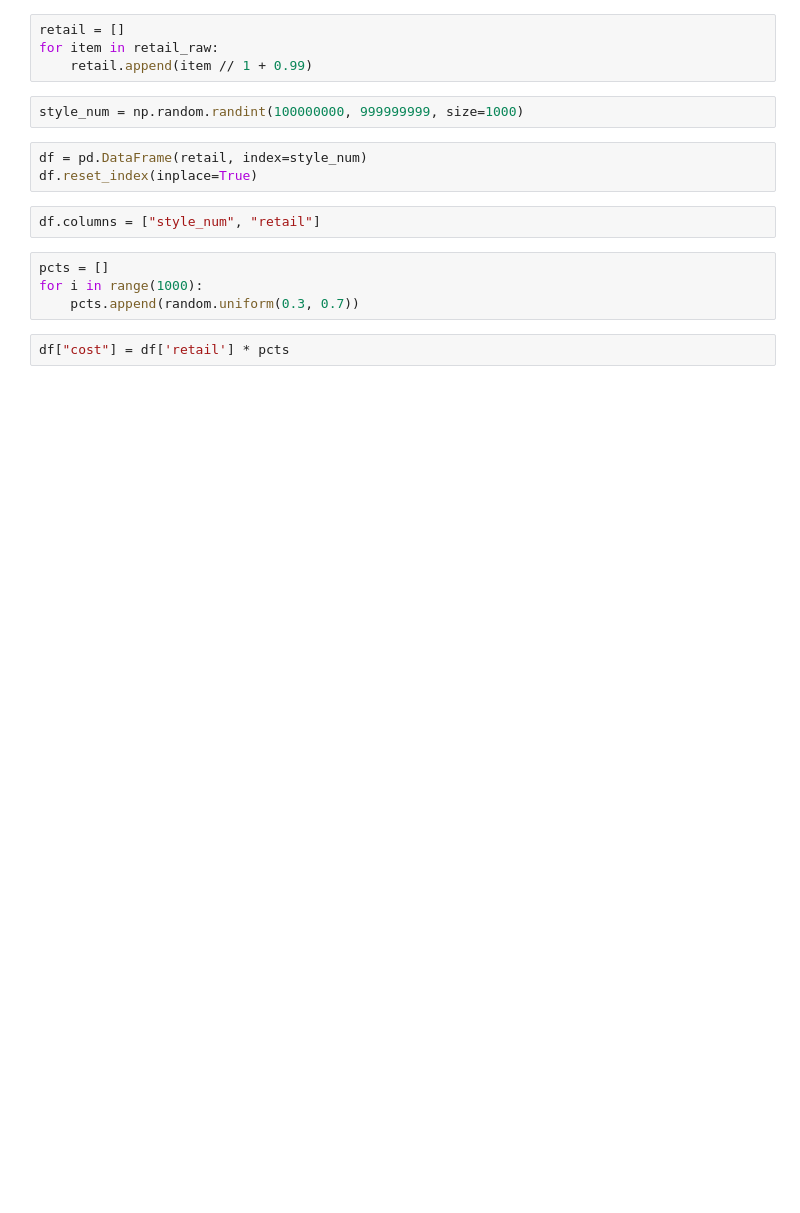
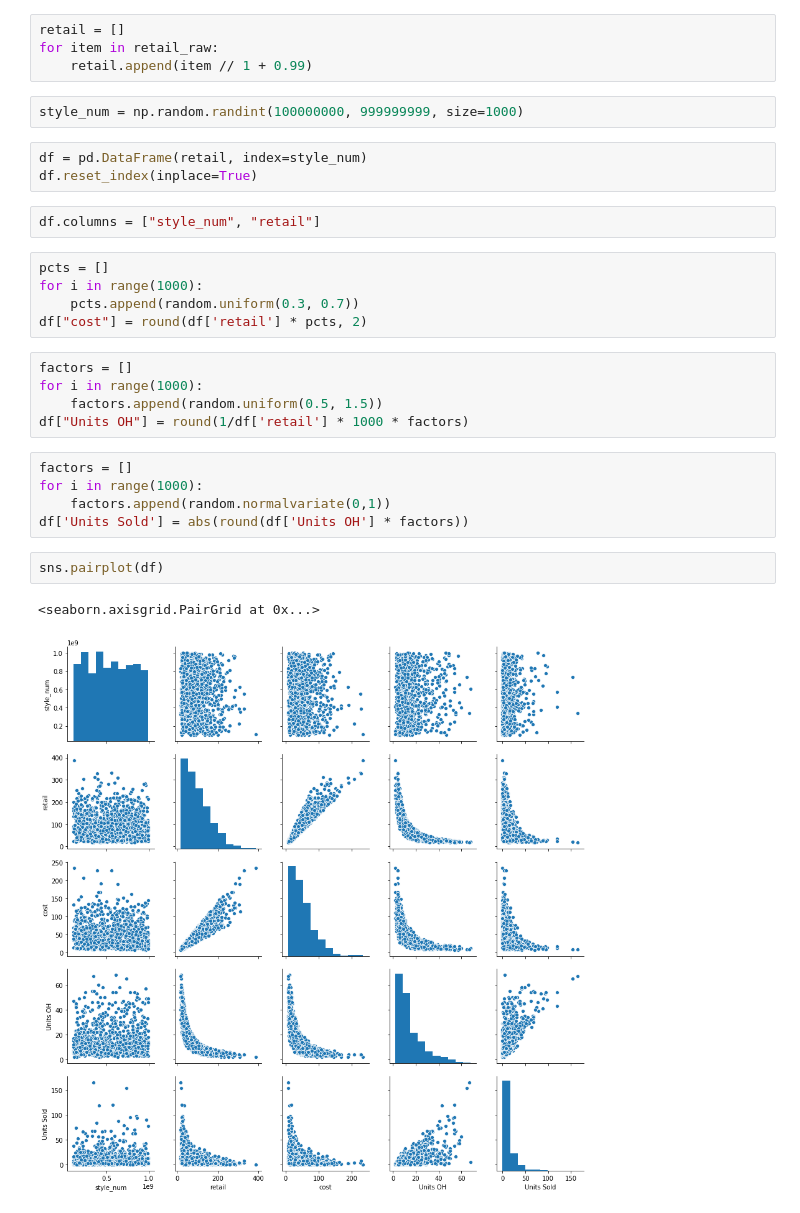
Before and after one commit to jeremymiller00/DataGen, a Jupyter notebook: notebooks/DataGen.ipynb, the cells around one changed output. Saved outputs shown, nothing was run; the diff lists cells and outputs as text; blank space fills up the shorter version.

```diff
--- a/notebooks/DataGen.ipynb
+++ b/notebooks/DataGen.ipynb
@@ -42,5 +43,19 @@ df.columns = ["style_num", "retail"]
 pcts = []
 for i in range(1000):
     pcts.append(random.uniform(0.3, 0.7))
+df["cost"] = round(df['retail'] * pcts, 2)
-# %%
-df["cost"] = df['retail'] * pcts
+# %%
+factors = []
+for i in range(1000):
+    factors.append(random.uniform(0.5, 1.5))
+df["Units OH"] = round(1/df['retail'] * 1000 * factors)
+# %%
+factors = []
+for i in range(1000):
+    factors.append(random.normalvariate(0,1))
+df['Units Sold'] = abs(round(df['Units OH'] * factors))
+# %%
+sns.pairplot(df)
+# %% [output]
+<seaborn.axisgrid.PairGrid at 0x...>
+[figure, added]
```
Also changed, not shown: parts of 16 cells of this notebook.
